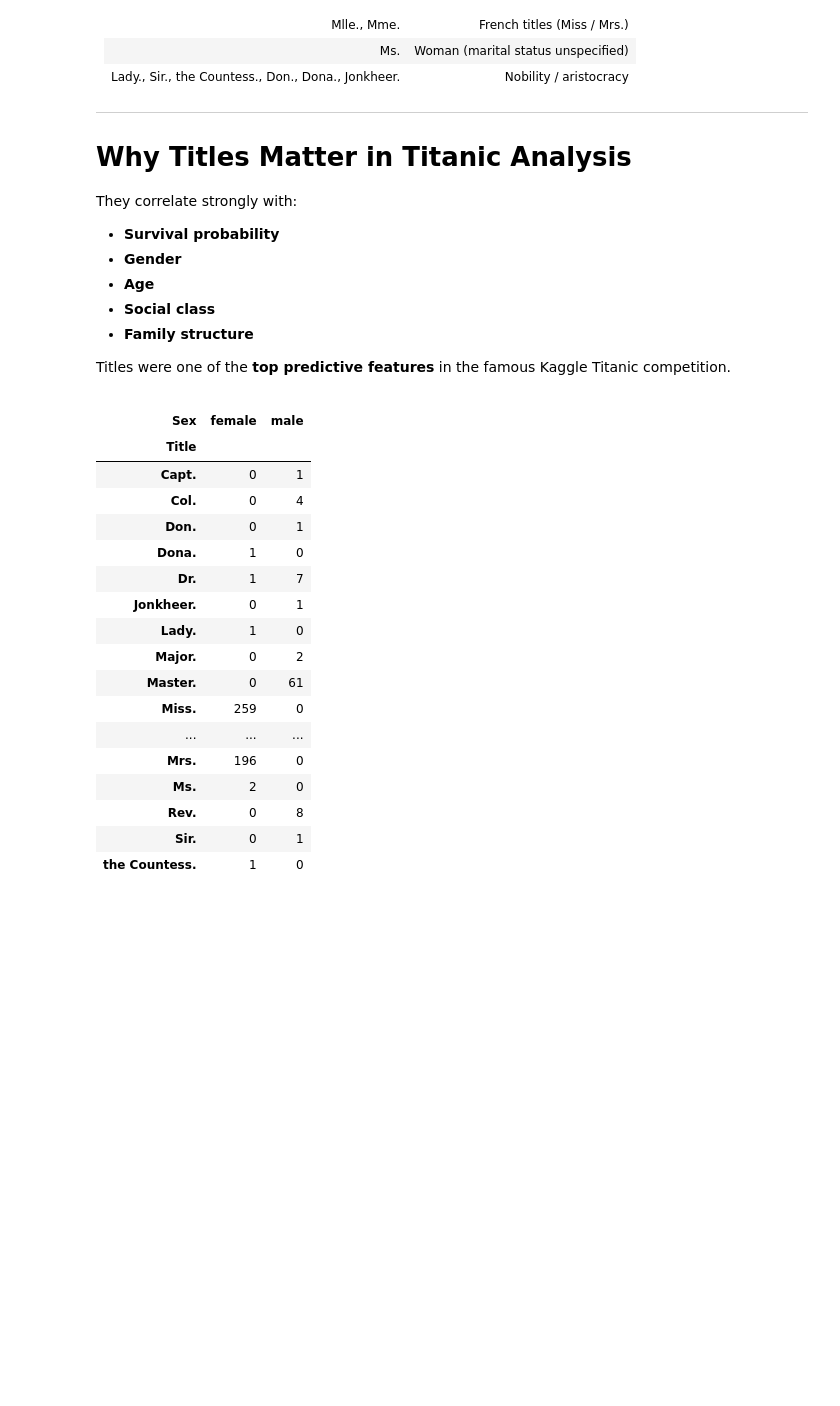
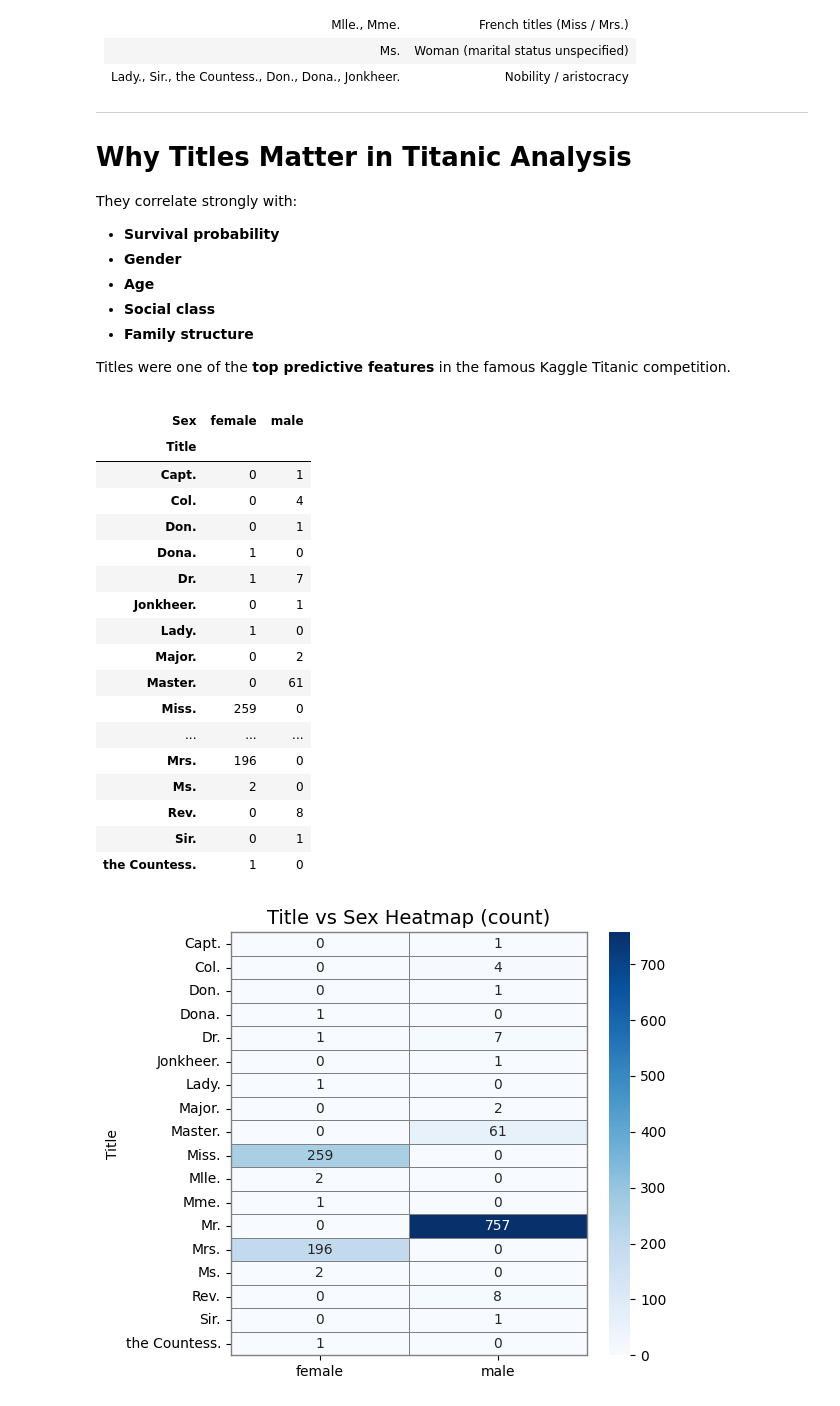
Before and after one commit to powernusa/titanic-eda, a Jupyter notebook: titanic_eda.ipynb, the cells around one changed output. Cells and saved outputs as stored; diff of their text form; code cells hidden in the pictures; blank space fills up the shorter version.

Commit message:
feat: plot crosstab title and sex heatmap

```diff
--- a/titanic_eda.ipynb
+++ b/titanic_eda.ipynb
@@ -796,24 +796,29 @@ Titles were one of the **top predictive features** in the famous Kaggle Titanic
 </div>
 # %%
 df_crosstab = pd.crosstab(index=all_df["Title"],columns=all_df["Sex"])
+display(df_crosstab)
 
-display(df_crosstab)
+title = "Title vs Sex Heatmap (count)"
+xlabel, ylabel = "", "Title"
+plt,_,_ = sns_pivot_heatmap(df_crosstab,title=title,xLabel=xlabel,yLabel=ylabel)
+plt.show()
 # %% [output]
 | Sex | female | male |
 | Title |  |  |
 | Capt. | 0 | 1 |
 | Col. | 0 | 4 |
 | Don. | 0 | 1 |
 | Dona. | 1 | 0 |
 | Dr. | 1 | 7 |
 | Jonkheer. | 0 | 1 |
 | Lady. | 1 | 0 |
 | Major. | 0 | 2 |
 | Master. | 0 | 61 |
 | Miss. | 259 | 0 |
 | ... | ... | ... |
 | Mrs. | 196 | 0 |
 | Ms. | 2 | 0 |
 | Rev. | 0 | 8 |
 | Sir. | 0 | 1 |
 | the Countess. | 1 | 0 |
+[figure, added]
```
Also changed, not shown: parts of 2 cells of this notebook.
